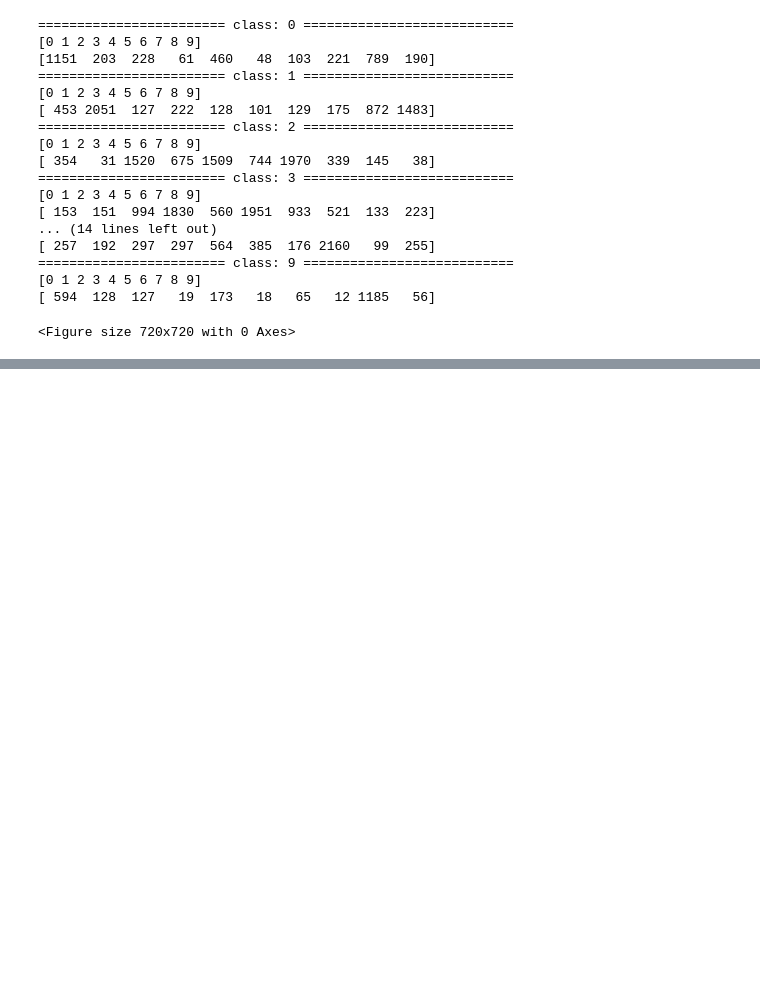
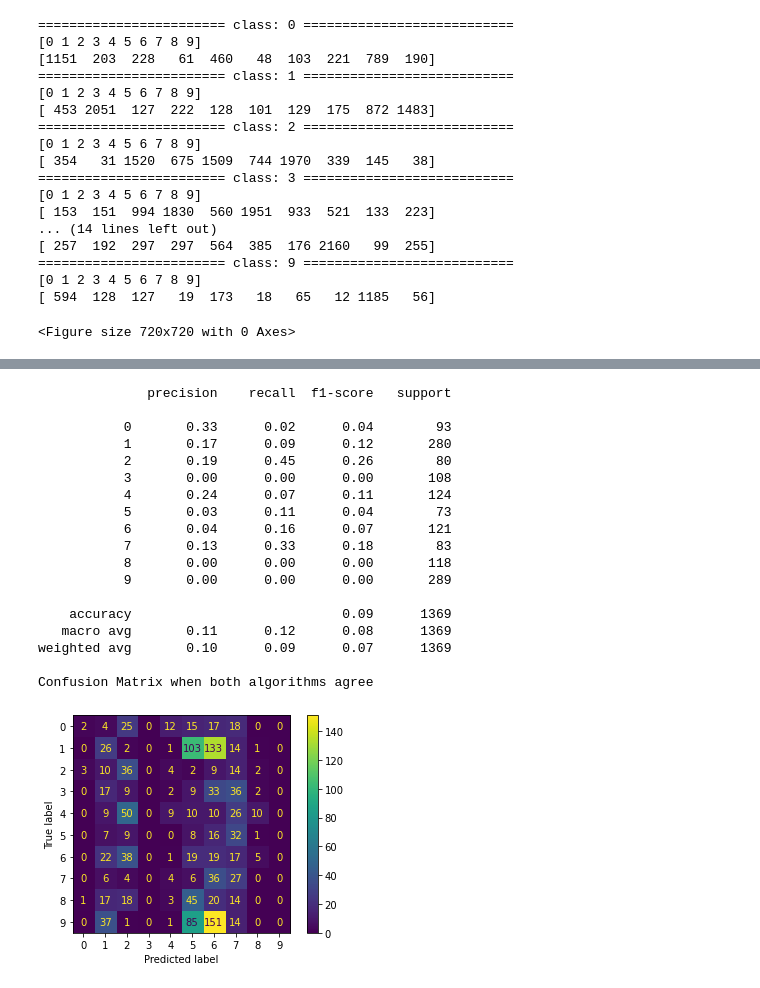
Before and after one commit to kevinlu1736/cogs118b-final-project, a Jupyter notebook: FinalProject.ipynb, the cells around one changed output, grey strips where cells are left out. Cells and saved outputs as stored; diff of their text form; code cells hidden in the pictures; blank space fills up the shorter version.

```diff
--- a/FinalProject.ipynb
+++ b/FinalProject.ipynb
@@ -678,0 +722,4 @@ PCA with GMM Confusion Matrix
+# %%
+labels['ML_same'] = np.where((labels['auto'] == labels['pca']), True, False)
+print("Number of guesses that were equal per category\nind |count")
+print(labels[labels["ML_same"]]["true"].value_counts())
@@ -678,0 +740,4 @@ PCA with GMM Confusion Matrix
+# %%
+labels['ML_same'] = np.where((labels['auto'] == labels['pca']), True, False)
+equ = labels[labels['ML_same']]
+equ
@@ -678,0 +758,26 @@ PCA with GMM Confusion Matrix
+# %%
+equ_conf = confusion_matrix(equ['true'], equ['pca'])
+equ_disp = ConfusionMatrixDisplay(equ_conf)
+equ_disp.plot();
+print(classification_report(equ['true'], equ['pca']))
+print("Confusion Matrix when both algorithms agree")
+# %% [output]
+              precision    recall  f1-score   support
+
+           0       0.33      0.02      0.04        93
+           1       0.17      0.09      0.12       280
+           2       0.19      0.45      0.26        80
+           3       0.00      0.00      0.00       108
+           4       0.24      0.07      0.11       124
+           5       0.03      0.11      0.04        73
+           6       0.04      0.16      0.07       121
+           7       0.13      0.33      0.18        83
+           8       0.00      0.00      0.00       118
+           9       0.00      0.00      0.00       289
+
+    accuracy                           0.09      1369
+   macro avg       0.11      0.12      0.08      1369
+weighted avg       0.10      0.09      0.07      1369
+
+Confusion Matrix when both algorithms agree
+[figure, added]
```
Also changed, not shown: parts of 25 cells of this notebook.
